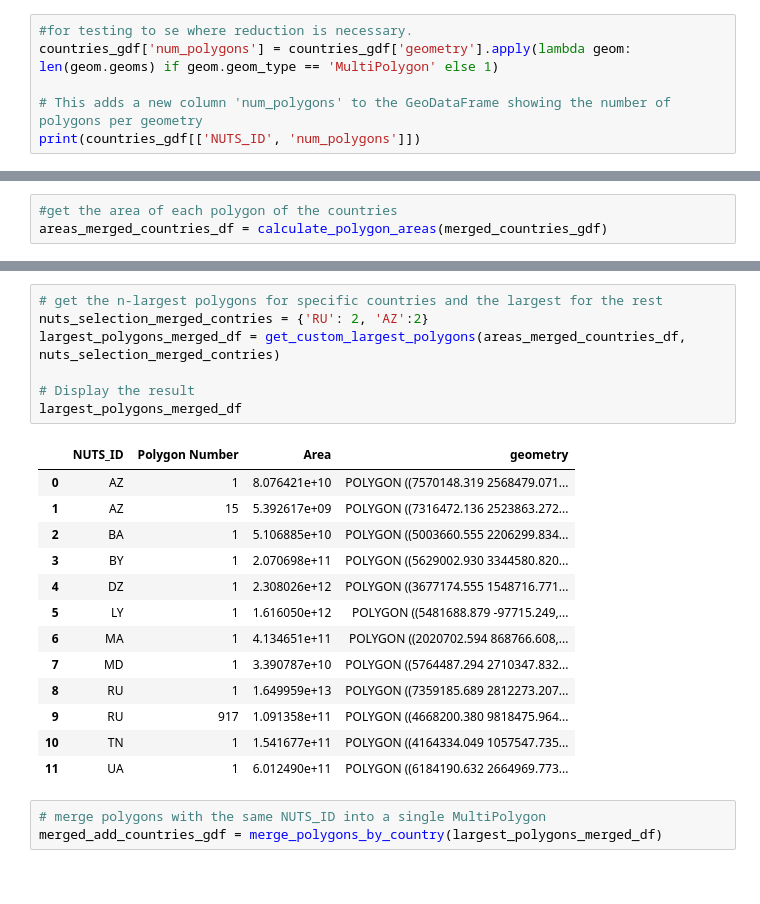
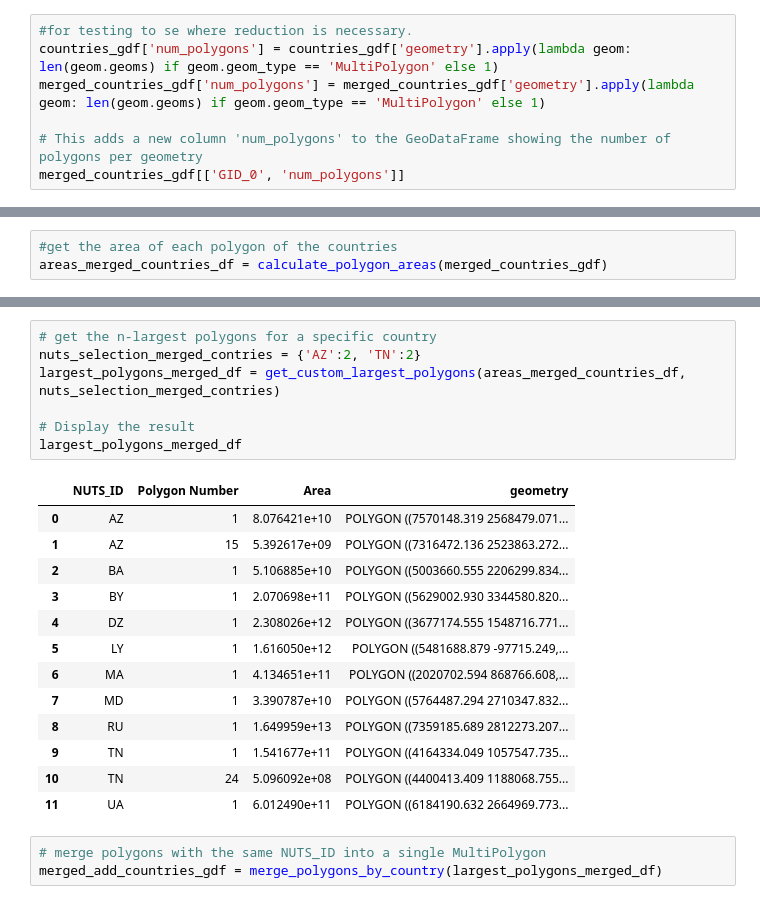
Before and after one commit to CSEI-EU/gas_infrastructure_model, a Jupyter notebook: 00_code_base/05_test_files/Get_Centroids_and_Distances.ipynb, the cells around one changed output, grey strips where cells are left out. Drawn from its saved outputs; the diff is of its cells as text.

```diff
--- a/00_code_base/05_test_files/Get_Centroids_and_Distances.ipynb
+++ b/00_code_base/05_test_files/Get_Centroids_and_Distances.ipynb
@@ -264,7 +265,8 @@ countries_gdf = shape_EU_countries
 # %%
 #for testing to se where reduction is necessary.
 countries_gdf['num_polygons'] = countries_gdf['geometry'].apply(lambda geom: len(geom.geoms) if geom.geom_type == 'MultiPolygon' else 1)
+merged_countries_gdf['num_polygons'] = merged_countries_gdf['geometry'].apply(lambda geom: len(geom.geoms) if geom.geom_type == 'MultiPolygon' else 1)
 
 # This adds a new column 'num_polygons' to the GeoDataFrame showing the number of polygons per geometry
-print(countries_gdf[['NUTS_ID', 'num_polygons']])
+merged_countries_gdf[['GID_0', 'num_polygons']]
 # %% [output]
@@ -575,23 +591,23 @@ areas_merged_countries_df = calculate_polygon_areas(merged_countries_gdf)
 # %%
-# get the n-largest polygons for specific countries and the largest for the rest
-nuts_selection_merged_contries = {'RU': 2, 'AZ':2}
+# get the n-largest polygons for a specific country
+nuts_selection_merged_contries = {'AZ':2, 'TN':2}
 largest_polygons_merged_df = get_custom_largest_polygons(areas_merged_countries_df, nuts_selection_merged_contries)
 
 # Display the result
 largest_polygons_merged_df
 # %% [output]
 |  | NUTS_ID | Polygon Number | Area | geometry |
 | 0 | AZ | 1 | 8.076421e+10 | POLYGON ((7570148.319 2568479.071... |
 | 1 | AZ | 15 | 5.392617e+09 | POLYGON ((7316472.136 2523863.272... |
 | 2 | BA | 1 | 5.106885e+10 | POLYGON ((5003660.555 2206299.834... |
 | 3 | BY | 1 | 2.070698e+11 | POLYGON ((5629002.930 3344580.820... |
 | 4 | DZ | 1 | 2.308026e+12 | POLYGON ((3677174.555 1548716.771... |
 | 5 | LY | 1 | 1.616050e+12 | POLYGON ((5481688.879 -97715.249,... |
 | 6 | MA | 1 | 4.134651e+11 | POLYGON ((2020702.594 868766.608,... |
 | 7 | MD | 1 | 3.390787e+10 | POLYGON ((5764487.294 2710347.832... |
 | 8 | RU | 1 | 1.649959e+13 | POLYGON ((7359185.689 2812273.207... |
-| 9 | RU | 917 | 1.091358e+11 | POLYGON ((4668200.380 9818475.964... |
-| 10 | TN | 1 | 1.541677e+11 | POLYGON ((4164334.049 1057547.735... |
+| 9 | TN | 1 | 1.541677e+11 | POLYGON ((4164334.049 1057547.735... |
+| 10 | TN | 24 | 5.096092e+08 | POLYGON ((4400413.409 1188068.755... |
 | 11 | UA | 1 | 6.012490e+11 | POLYGON ((6184190.632 2664969.773... |
 # %%
 # merge polygons with the same NUTS_ID into a single MultiPolygon
```
Also changed, not shown: parts of 4 cells of this notebook.
